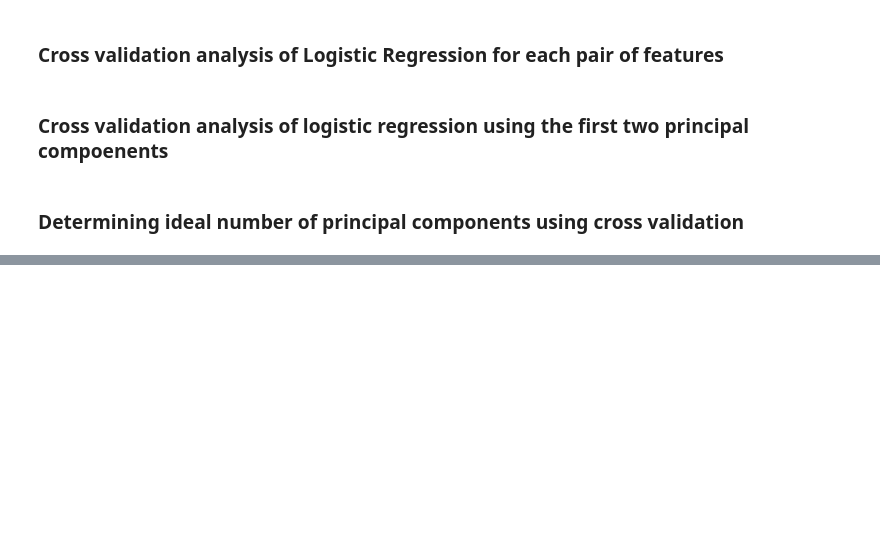
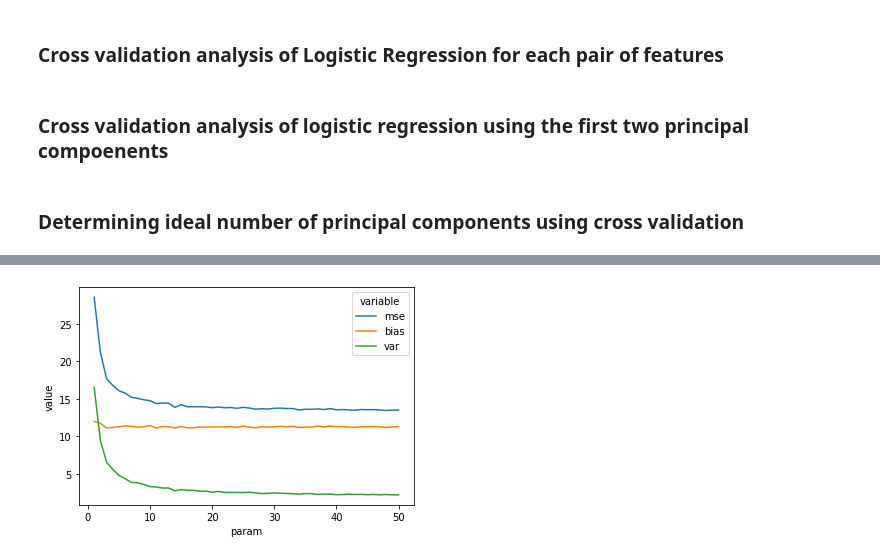
Before and after one commit to JacksonKerr/LinearRegression, a Jupyter notebook: PCA_Ensemble_Learning.ipynb, the cells around one changed output, grey strips where cells are left out. Cells and saved outputs as stored; diff of their text form; code cells hidden in the pictures; blank space fills up the shorter version.

```diff
--- a/PCA_Ensemble_Learning.ipynb
+++ b/PCA_Ensemble_Learning.ipynb
@@ -322,0 +392,6 @@ display(plt)
+# %%
+# 5
+from sklearn.ensemble import RandomForestRegressor
+bias_var_decomp(RandomForestRegressor, M, 'n_estimators', range(1, 51))
+# %% [output]
+[figure, added]
```
Also changed, not shown: parts of 15 cells of this notebook.
